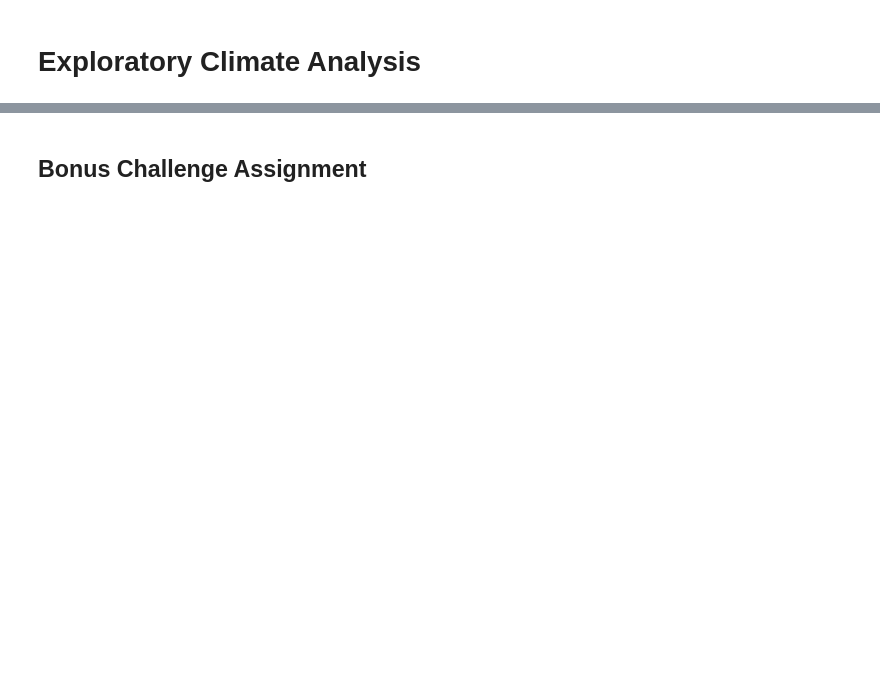
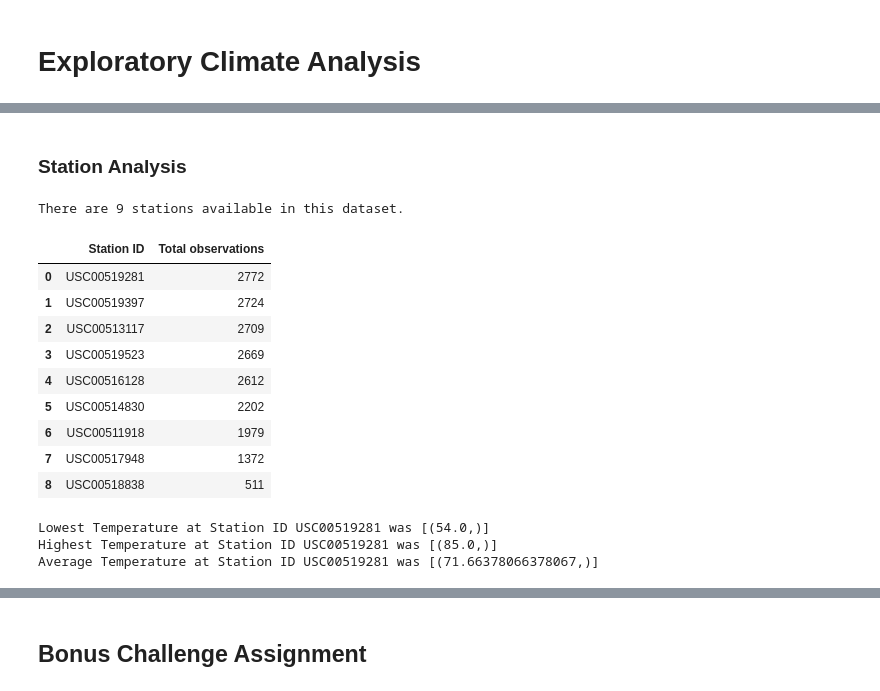
Before and after one commit to TheGreekGoddess/Data_Analysis_using_SQL_Alchemy, a Jupyter notebook: climate_starter.ipynb, the cells around one changed output, grey strips where cells are left out. Cells and saved outputs as stored; diff of their text form; code cells hidden in the pictures; blank space fills up the shorter version.

```diff
--- a/climate_starter.ipynb
+++ b/climate_starter.ipynb
@@ -48,5 +97,31 @@ connection = engine.connect()
+# %% [markdown]
+### Station Analysis
 # %%
 # Design a query to show how many stations are available in this dataset?
+stations = session.query(Station).count()
+print ("There are " + str(stations) + " stations available in this dataset.")
+# %% [output]
+There are 9 stations available in this dataset.
 # %%
 # What are the most active stations? (i.e. what stations have the most rows)?
+active_stations = session.query(Measurement.station, func.count(Measurement.station)).\
+                  group_by(Measurement.station).order_by(func.count(Measurement.station).desc()).all()
+
 # List the stations and the counts in descending order.
+station_df = pd.DataFrame(active_stations, columns=["Station ID", "Total observations"])
+station_df.sort_values(["Total observations"], ascending=False)
+
+# Drop rows with missing data
+station_df = station_df.dropna()
+station_df
+# %% [output]
+|  | Station ID | Total observations |
+| 0 | USC00519281 | 2772 |
+| 1 | USC00519397 | 2724 |
+| 2 | USC00513117 | 2709 |
+| 3 | USC00519523 | 2669 |
+| 4 | USC00516128 | 2612 |
+| 5 | USC00514830 | 2202 |
+| 6 | USC00511918 | 1979 |
+| 7 | USC00517948 | 1372 |
+| 8 | USC00518838 | 511 |
@@ -58,0 +128,15 @@ connection = engine.connect()
+# %%
+# Using the station id from the previous query, calculate the lowest temperature recorded,
+# highest temperature recorded, and average temperature of the most active station?
+
+min_tobs = session.query(func.min(Measurement.tobs).filter(Measurement.station=='USC00519281')).all()
+max_tobs = session.query(func.max(Measurement.tobs).filter(Measurement.station=='USC00519281')).all()
+avg_tobs = session.query(func.avg(Measurement.tobs).filter(Measurement.station=='USC00519281')).all()
+
+print("Lowest Temperature at Station ID USC00519281 was", min_tobs)
+print("Highest Temperature at Station ID USC00519281 was", max_tobs)
+print("Average Temperature at Station ID USC00519281 was", avg_tobs)
+# %% [output]
+Lowest Temperature at Station ID USC00519281 was [(54.0,)]
+Highest Temperature at Station ID USC00519281 was [(85.0,)]
+Average Temperature at Station ID USC00519281 was [(71.66378066378067,)]
```
Also changed, not shown: parts of 14 cells of this notebook.
